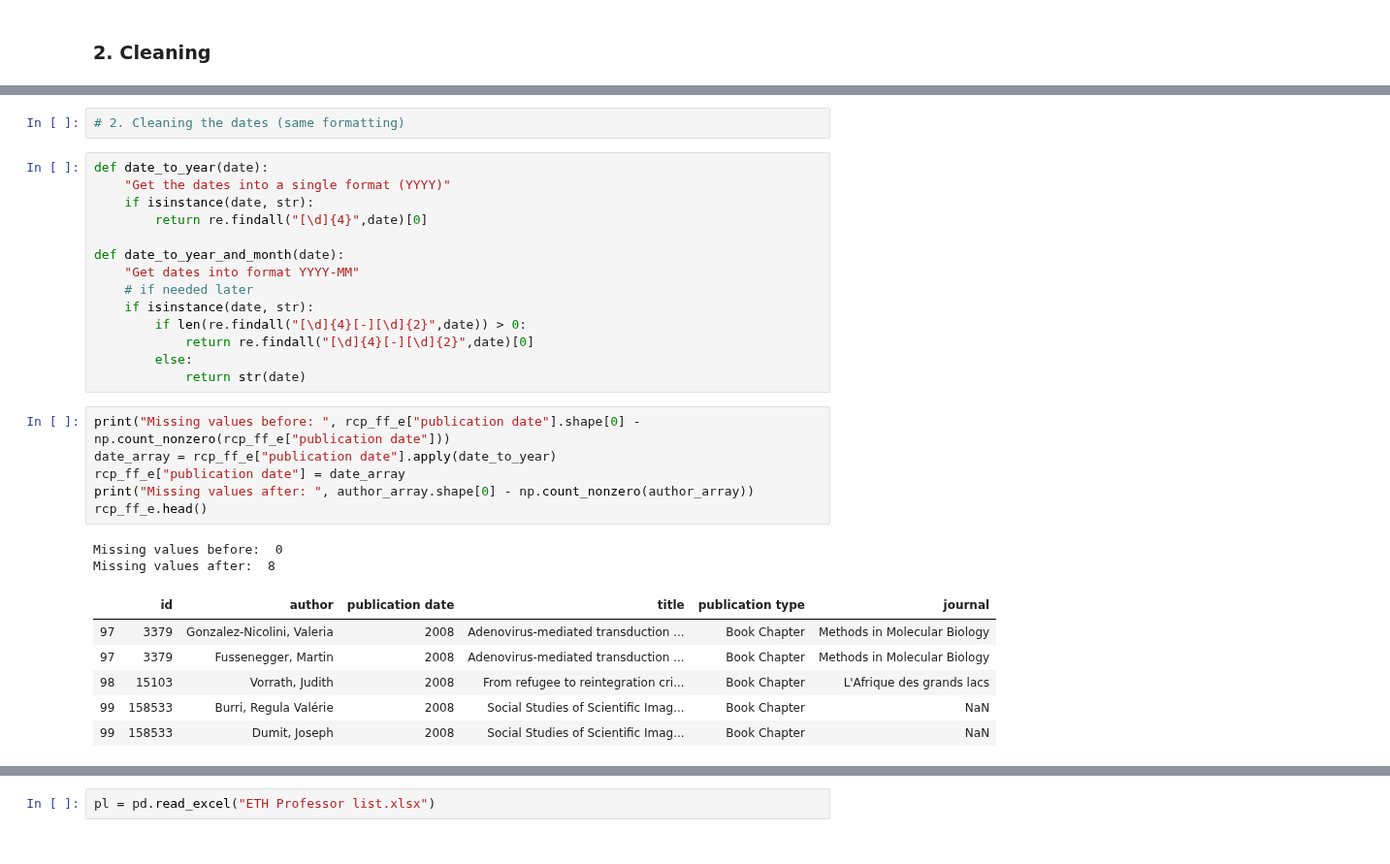
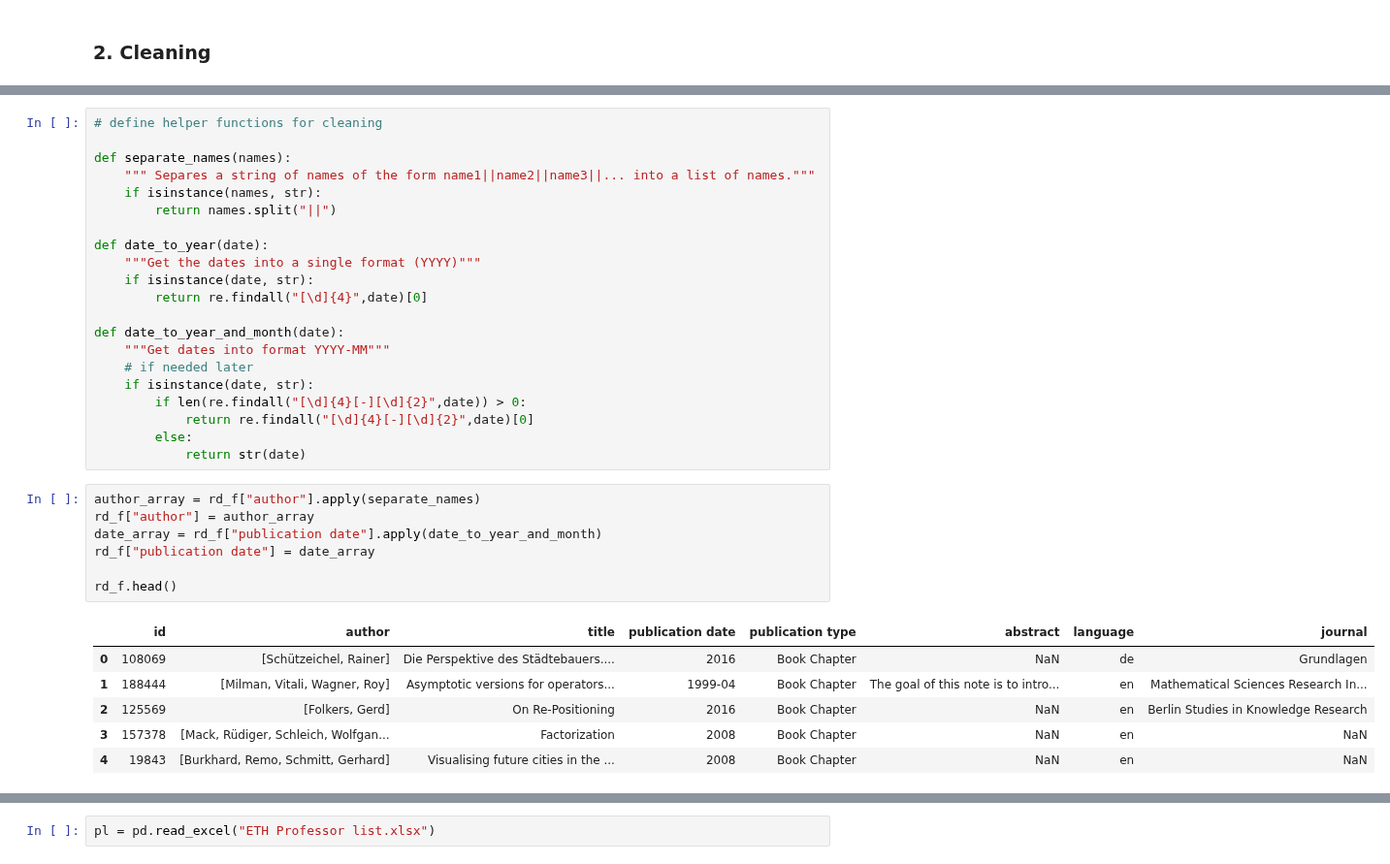
Before and after one commit to GiuliaLanzillotta/ETH_SEARCH, a Jupyter notebook: Data import.ipynb, the cells around one changed output, grey strips where cells are left out. Shown at 97% size. Saved outputs shown, nothing was run; the diff lists cells and outputs as text.

```diff
--- a/Data import.ipynb
+++ b/Data import.ipynb
@@ -104,31 +92,35 @@ rcp_ff_e.head()
-# %%
-# 2. Cleaning the dates (same formatting)
 # %%
+# define helper functions for cleaning
+
+def separate_names(names):
+    """ Separes a string of names of the form name1||name2||name3||... into a list of names."""
+    if isinstance(names, str):
+        return names.split("||")
+
 def date_to_year(date):
-    "Get the dates into a single format (YYYY)"
+    """Get the dates into a single format (YYYY)"""
     if isinstance(date, str):
         return re.findall("[\d]{4}",date)[0]
 
 def date_to_year_and_month(date):
-    "Get dates into format YYYY-MM"
+    """Get dates into format YYYY-MM"""
     # if needed later
     if isinstance(date, str):
         if len(re.findall("[\d]{4}[-][\d]{2}",date)) > 0:
             return re.findall("[\d]{4}[-][\d]{2}",date)[0]
         else:
             return str(date)
-# %%
-print("Missing values before: ", rcp_ff_e["publication date"].shape[0] - np.count_nonzero(rcp_ff_e["publication date"]))
-date_array = rcp_ff_e["publication date"].apply(date_to_year)
-rcp_ff_e["publication date"] = date_array
-print("Missing values after: ", author_array.shape[0] - np.count_nonzero(author_array))
-rcp_ff_e.head()
-# %% [output]
-Missing values before:  0
-Missing values after:  8
-|  | id | author | publication date | title | publication type | journal |
-| 97 | 3379 | Gonzalez-Nicolini, Valeria | 2008 | Adenovirus-mediated transduction ... | Book Chapter | Methods in Molecular Biology |
-| 97 | 3379 | Fussenegger, Martin | 2008 | Adenovirus-mediated transduction ... | Book Chapter | Methods in Molecular Biology |
-| 98 | 15103 | Vorrath, Judith | 2008 | From refugee to reintegration cri... | Book Chapter | L'Afrique des grands lacs |
-| 99 | 158533 | Burri, Regula Valérie | 2008 | Social Studies of Scientific Imag... | Book Chapter | NaN |
-| 99 | 158533 | Dumit, Joseph | 2008 | Social Studies of Scientific Imag... | Book Chapter | NaN |
+# %%
+author_array = rd_f["author"].apply(separate_names)
+rd_f["author"] = author_array
+date_array = rd_f["publication date"].apply(date_to_year_and_month)
+rd_f["publication date"] = date_array
+
+rd_f.head()
+# %% [output]
+|  | id | author | title | publication date | publication type | abstract | language | journal |
+| 0 | 108069 | [Schützeichel, Rainer] | Die Perspektive des Städtebauers.... | 2016 | Book Chapter | NaN | de | Grundlagen |
+| 1 | 188444 | [Milman, Vitali, Wagner, Roy] | Asymptotic versions for operators... | 1999-04 | Book Chapter | The goal of this note is to intro... | en | Mathematical Sciences Research In... |
+| 2 | 125569 | [Folkers, Gerd] | On Re-Positioning | 2016 | Book Chapter | NaN | en | Berlin Studies in Knowledge Research |
+| 3 | 157378 | [Mack, Rüdiger, Schleich, Wolfgan... | Factorization | 2008 | Book Chapter | NaN | en | NaN |
+| 4 | 19843 | [Burkhard, Remo, Schmitt, Gerhard] | Visualising future cities in the ... | 2008 | Book Chapter | NaN | en | NaN |
```
Also changed, not shown: parts of 108 cells of this notebook, 3 other files.
